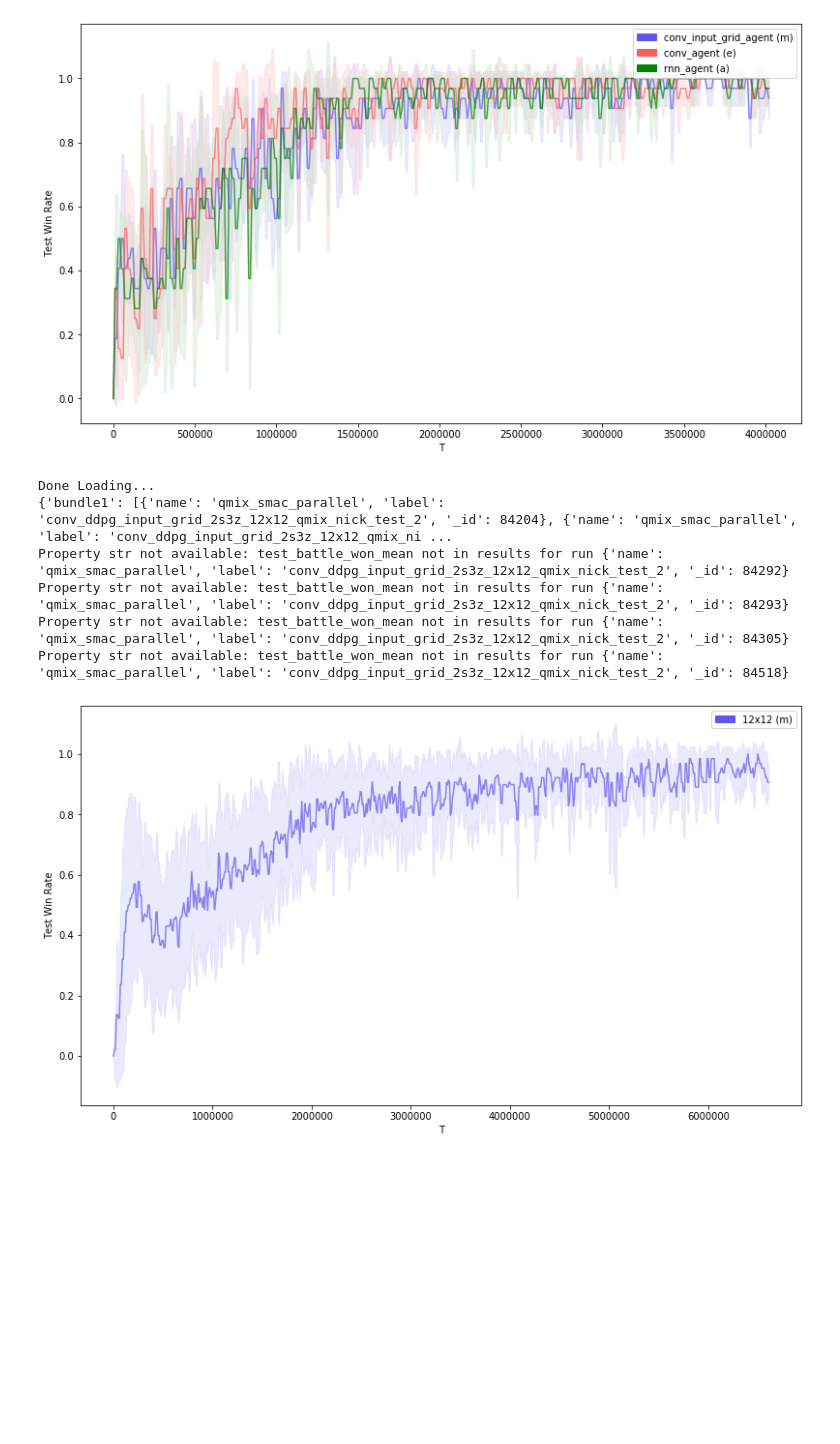
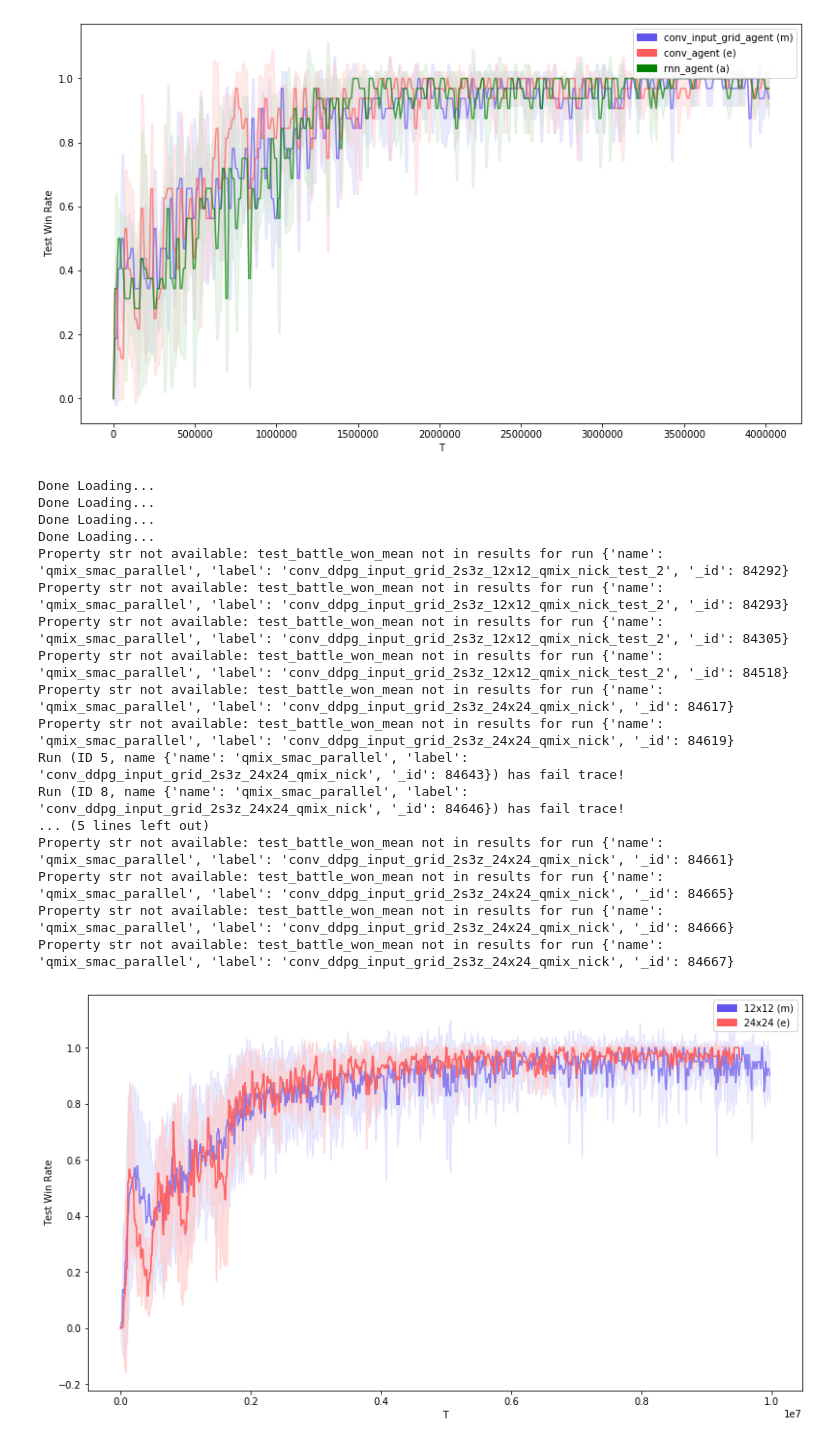
Before and after one commit to nicholasburden/pymarl, a Jupyter notebook: analysis/analysis.ipynb, the cells around one changed output. Saved outputs shown, nothing was run; the diff lists cells and outputs as text; code cells hidden in the pictures; blank space fills up the shorter version.

```diff
--- a/analysis/analysis.ipynb
+++ b/analysis/analysis.ipynb
@@ -313,38 +313,50 @@ Property str not available: test_battle_won_mean not in results for run {'name':
 [figure]
 # %%
 #2s3z 8x8, 12x12, 16x16, 24x24 qmix
+#done (apart from 6x6 on gimli), needs trimming)
 
-#data__conv_ddpg_input_grid_8 = mongo_central.get_name_label_names("", "conv_ddpg_input_grid_2s3z_8x8_qmix_nick")
-#print(data__conv_ddpg_input_grid_8)
+data__conv_ddpg_input_grid_6 = mongo_central.get_name_label_names("", "conv_ddpg_input_grid_2s3z_6x6_qmix_nick")
+#print(data__conv_ddpg_input_grid_6)
 
 data__conv_ddpg_input_grid_12 = mongo_central.get_name_label_names("", "conv_ddpg_input_grid_2s3z_12x12_qmix_nick_test_2")
-print(data__conv_ddpg_input_grid_12)
+#print(data__conv_ddpg_input_grid_12)
 
-#data__conv_ddpg_input_grid_16 = mongo_central.get_name_label_names("", "conv_ddpg_input_grid_2s3z_16x16_qmix_nick")
-#print(data__conv_ddpg_input_grid_16)
+data__conv_ddpg_input_grid_18 = mongo_central.get_name_label_names("", "conv_ddpg_input_grid_2s3z_18x18_qmix_nick")
+#print(data__conv_ddpg_input_grid_18)
 
-#data__conv_ddpg_input_grid_24 = mongo_central.get_name_label_names("", "conv_ddpg_input_grid_2s3z_24x24_qmix_nick")
+data__conv_ddpg_input_grid_24 = mongo_central.get_name_label_names("", "conv_ddpg_input_grid_2s3z_24x24_qmix_nick")
 #print(data__conv_ddpg_input_grid_24)
 
 bavg = bundle_average(mongo_central,
-                      [#("8x8", data__conv_ddpg_input_grid_8, "test_battle_won_mean", "test_battle_won_mean_T"),
-                       ("12x12", data__conv_ddpg_input_grid_12, "test_battle_won_mean", "test_battle_won_mean_T")
-                       #("16x16", data__conv_ddpg_input_grid_16, "test_battle_won_mean", "test_battle_won_mean_T"),
-                       #("24x24", data__conv_ddpg_input_grid_24, "test_battle_won_mean", "test_battle_won_mean_T")
+                      [#("6x6", data__conv_ddpg_input_grid_6, "test_battle_won_mean", "test_battle_won_mean_T"),
+                       ("12x12", data__conv_ddpg_input_grid_12, "test_battle_won_mean", "test_battle_won_mean_T"),
+                       #("18x18", data__conv_ddpg_input_grid_18, "test_battle_won_mean", "test_battle_won_mean_T"),
+                       ("24x24", data__conv_ddpg_input_grid_24, "test_battle_won_mean", "test_battle_won_mean_T")
                       ],
                       no_fails=True,
                       window=20000)
 
 a = plot_bundle_avgs(bavg,
                      figsize=(15,8))
 # %% [output]
 Done Loading...
-{'bundle1': [{'name': 'qmix_smac_parallel', 'label': 'conv_ddpg_input_grid_2s3z_12x12_qmix_nick_test_2', '_id': 84204}, {'name': 'qmix_smac_parallel', 'label': 'conv_ddpg_input_grid_2s3z_12x12_qmix_ni ...
+Done Loading...
+Done Loading...
+Done Loading...
 Property str not available: test_battle_won_mean not in results for run {'name': 'qmix_smac_parallel', 'label': 'conv_ddpg_input_grid_2s3z_12x12_qmix_nick_test_2', '_id': 84292}
 Property str not available: test_battle_won_mean not in results for run {'name': 'qmix_smac_parallel', 'label': 'conv_ddpg_input_grid_2s3z_12x12_qmix_nick_test_2', '_id': 84293}
 Property str not available: test_battle_won_mean not in results for run {'name': 'qmix_smac_parallel', 'label': 'conv_ddpg_input_grid_2s3z_12x12_qmix_nick_test_2', '_id': 84305}
 Property str not available: test_battle_won_mean not in results for run {'name': 'qmix_smac_parallel', 'label': 'conv_ddpg_input_grid_2s3z_12x12_qmix_nick_test_2', '_id': 84518}
+Property str not available: test_battle_won_mean not in results for run {'name': 'qmix_smac_parallel', 'label': 'conv_ddpg_input_grid_2s3z_24x24_qmix_nick', '_id': 84617}
+Property str not available: test_battle_won_mean not in results for run {'name': 'qmix_smac_parallel', 'label': 'conv_ddpg_input_grid_2s3z_24x24_qmix_nick', '_id': 84619}
+Run (ID 5, name {'name': 'qmix_smac_parallel', 'label': 'conv_ddpg_input_grid_2s3z_24x24_qmix_nick', '_id': 84643}) has fail trace!
+Run (ID 8, name {'name': 'qmix_smac_parallel', 'label': 'conv_ddpg_input_grid_2s3z_24x24_qmix_nick', '_id': 84646}) has fail trace!
+... (5 lines left out)
+Property str not available: test_battle_won_mean not in results for run {'name': 'qmix_smac_parallel', 'label': 'conv_ddpg_input_grid_2s3z_24x24_qmix_nick', '_id': 84661}
+Property str not available: test_battle_won_mean not in results for run {'name': 'qmix_smac_parallel', 'label': 'conv_ddpg_input_grid_2s3z_24x24_qmix_nick', '_id': 84665}
+Property str not available: test_battle_won_mean not in results for run {'name': 'qmix_smac_parallel', 'label': 'conv_ddpg_input_grid_2s3z_24x24_qmix_nick', '_id': 84666}
+Property str not available: test_battle_won_mean not in results for run {'name': 'qmix_smac_parallel', 'label': 'conv_ddpg_input_grid_2s3z_24x24_qmix_nick', '_id': 84667}
-[figure, old version]
+[figure, new version]
 # %%
 #with ID vs no ID, YxY qmix
 
```
Also changed, not shown: parts of 2 cells of this notebook, 1 other file.
